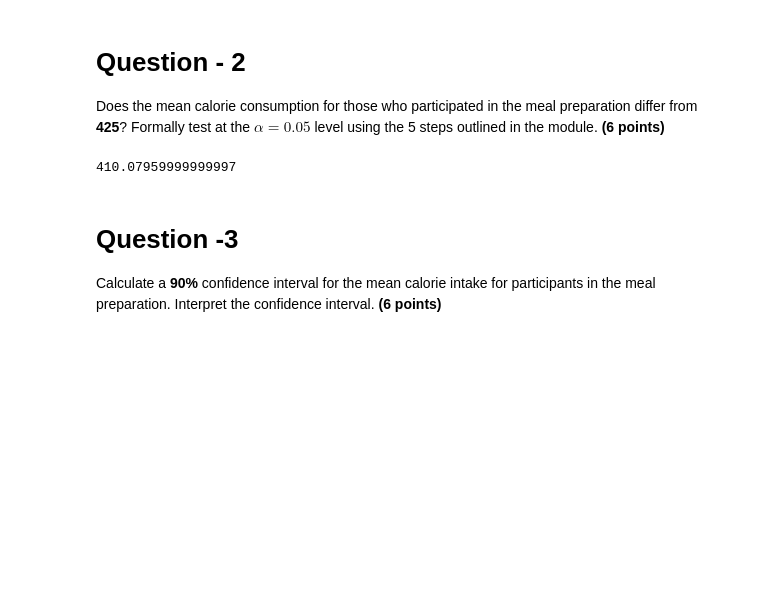
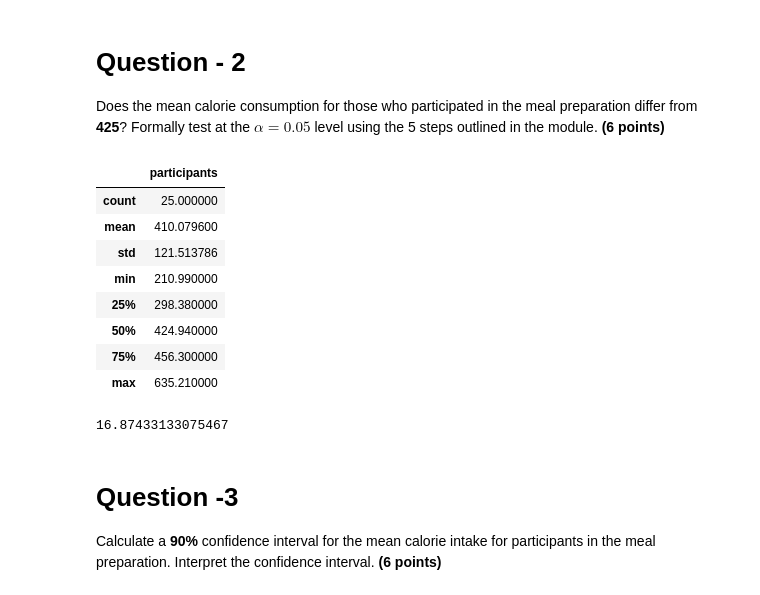
Before and after one commit to BictorFonseca/DataAnalysis, a Jupyter notebook: 329e_HW3.ipynb, the cells around one changed output. Saved outputs shown, nothing was run; the diff lists cells and outputs as text; code cells hidden in the pictures; blank space fills up the shorter version.

```diff
--- a/329e_HW3.ipynb
+++ b/329e_HW3.ipynb
@@ -96,10 +102,23 @@ Text(0.5, 1.0, "Distribution of Children's Calories")
 Does the mean calorie consumption for those who participated in the meal preparation differ from **425**? Formally test at the $\alpha = 0.05$ level using the 5 steps outlined in the module. **(6 points)**
 # %%
 # Add your code or descriptions here
-part_mean=all["participants"].mean()
-part_mean
+part.describe()
 # %% [output]
-410.07959999999997
+|  | participants |
+| count | 25.000000 |
+| mean | 410.079600 |
+| std | 121.513786 |
+| min | 210.990000 |
+| 25% | 298.380000 |
+| 50% | 424.940000 |
+| 75% | 456.300000 |
+| max | 635.210000 |
+# %%
+#Formally Testing
+z=abs((410.08)/((121.51/(math.sqrt(25)))))
+z
+# %% [output]
+16.87433133075467
 # %% [markdown]
 # Question -3
 Calculate a **90%** confidence interval for the mean calorie intake for participants in the meal preparation. Interpret the confidence interval. **(6 points)**
```
Also changed, not shown: parts of 3 cells of this notebook.
